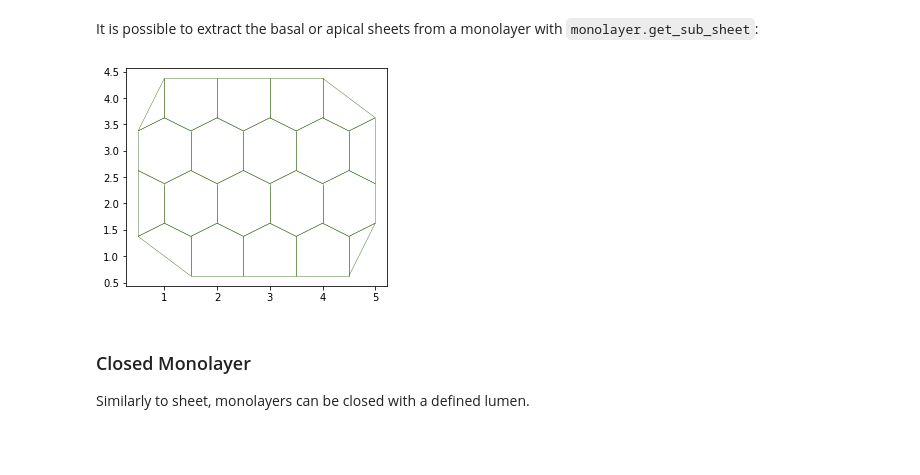
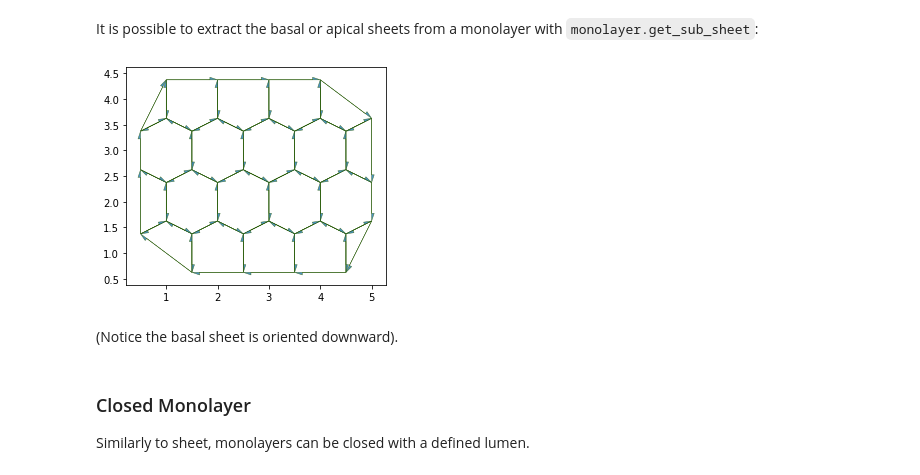
Before and after one commit to DamCB/tyssue-demo, a Jupyter notebook: 01-Geometry.ipynb, the cells around one changed output. Drawn from its saved outputs; the diff is of its cells as text; code cells hidden in the pictures; blank space fills up the shorter version.

```diff
--- a/01-Geometry.ipynb
+++ b/01-Geometry.ipynb
@@ -84,9 +99,9 @@ The `SheetGeometry` class computes the geometry of a 2D surface mesh embeded in
 # %%
 from tyssue import SheetGeometry
 
-
-sheet_3d = Sheet.planar_sheet_3d('sheet', nx=6, ny=6,
-                                 distx=1, disty=1)
+sheet_3d = Sheet.planar_sheet_3d(
+    'sheet', nx=6, ny=6, distx=1, disty=1
+)
 sheet_3d.sanitize(trim_borders=True)
 SheetGeometry.update_all(sheet_3d)
 # %%
@@ -206,9 +240,11 @@ It is possible to extract the basal or apical sheets from a monolayer with `mono
 # %%
 basal = monolayer.get_sub_sheet("basal")
 # %%
-fig, ax = sheet_view(basal, coords=['x', 'y'])
+fig, ax = sheet_view(basal, coords=['x', 'y'], edge={"head_width": 0.1})
 # %% [output]
-[figure, old version]
+[figure, new version]
+# %% [markdown]
+(Notice the basal sheet is oriented downward).
 # %% [markdown]
 ### Closed Monolayer
 
```
Also changed, not shown: parts of 35 cells of this notebook, 10 other files.
